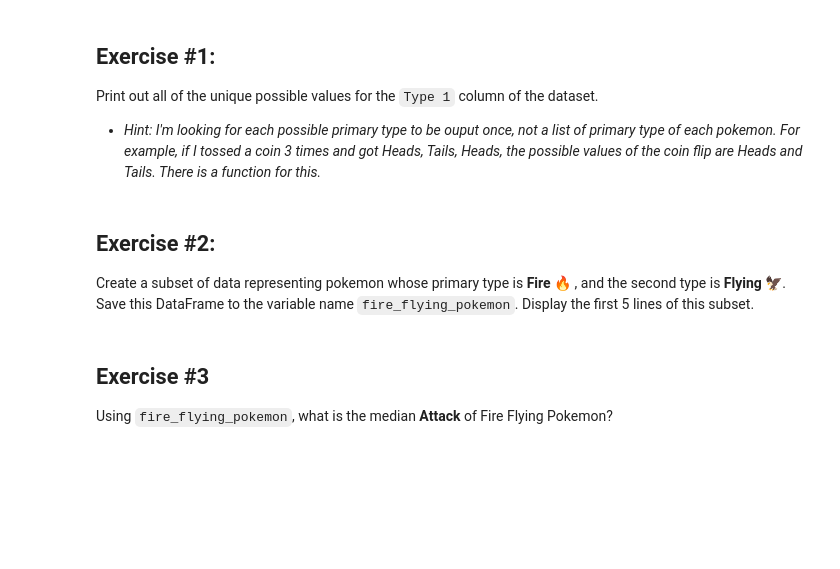
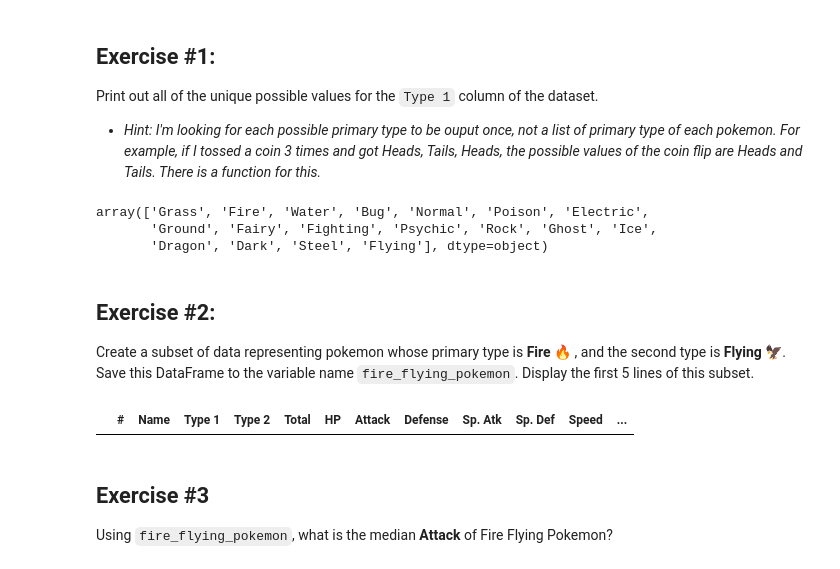
Before and after one commit to cdavis94-school/s23-CS167-Notes, a Jupyter notebook: notebook1_ChristianDavis.ipynb, the cells around one changed output. Cells and saved outputs as stored; diff of their text form; code cells hidden in the pictures; blank space fills up the shorter version.

```diff
--- a/notebook1_ChristianDavis.ipynb
+++ b/notebook1_ChristianDavis.ipynb
@@ -47,9 +47,20 @@ Next time you want to work on your Notebook, you can go to your Github profile,
 ## Exercise #1:
 Print out all of the unique possible values for the `Type 1` column of the dataset.
 - *Hint: I'm looking for each possible primary type to be ouput once, not a list of primary type of each pokemon. For example, if I tossed a coin 3 times and got Heads, Tails, Heads, the possible values of the coin flip are Heads and Tails. There is a function for this.*
+# %%
+poke['Type 1'].unique()
+# %% [output]
+array(['Grass', 'Fire', 'Water', 'Bug', 'Normal', 'Poison', 'Electric',
+       'Ground', 'Fairy', 'Fighting', 'Psychic', 'Rock', 'Ghost', 'Ice',
+       'Dragon', 'Dark', 'Steel', 'Flying'], dtype=object)
 # %% [markdown]
 ## Exercise #2:
 Create a subset of data representing pokemon whose primary type is **Fire** 🔥 , and the second type is **Flying** 🦅. Save this DataFrame to the variable name `fire_flying_pokemon`. Display the first 5 lines of this subset.
+# %%
+fire_flying_pokemon = poke[poke['Type 1'] == 'Fire'][poke['Type 2'] == 'flying']
+fire_flying_pokemon.head()
+# %% [output]
+|  | # | Name | Type 1 | Type 2 | Total | HP | Attack | Defense | Sp. Atk | Sp. Def | Speed | ... |
 # %% [markdown]
 ## Exercise #3
 Using `fire_flying_pokemon`, what is the median **Attack** of Fire Flying Pokemon?
```
